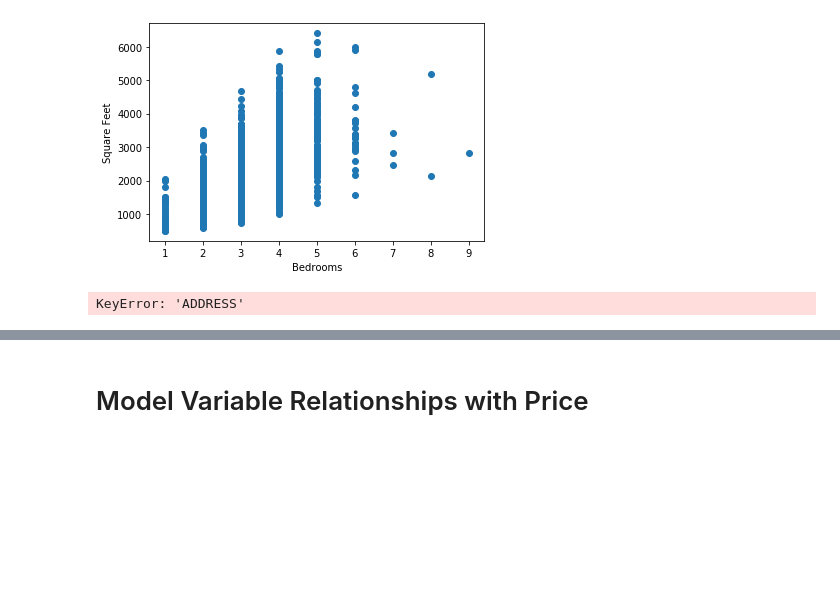
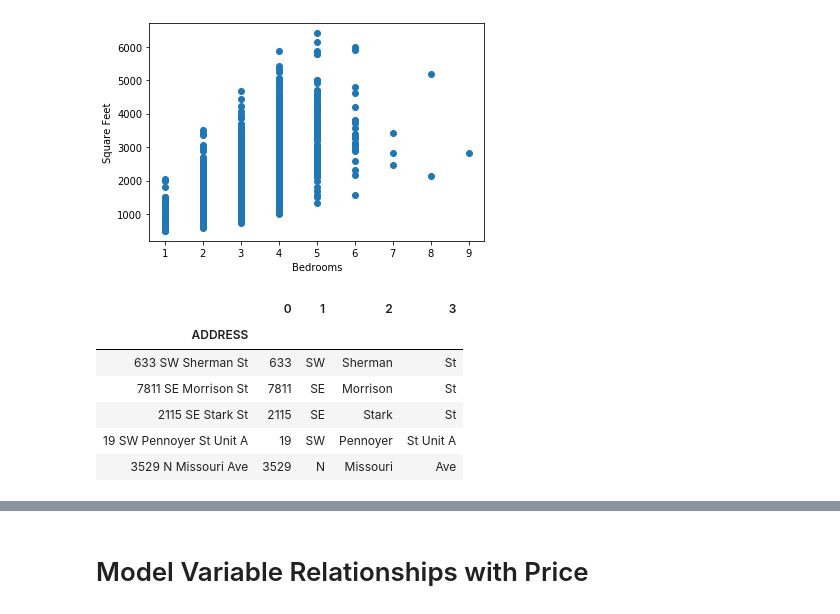
Before and after one commit to bloy86/Portland_Home_Price_Prediction, a Jupyter notebook: Bryan/Porcelain_Throne_Price?.ipynb, the cells around one changed output, grey strips where cells are left out. Drawn from its saved outputs; the diff is of its cells as text; code cells hidden in the pictures; blank space fills up the shorter version.

```diff
--- a/Bryan/Porcelain_Throne_Price?.ipynb
+++ b/Bryan/Porcelain_Throne_Price?.ipynb
@@ -118,6 +119,6 @@ plt.show()
 # %% [output]
 [figure]
 # %%
-filtered_df["SPLIT_ADDRESS"] = filtered_df["ADDRESS"]
-filtered_df.head()
+sold_df["SPLIT_ADDRESS"] = sold_df["ADDRESS"]
+sold_df.head()
 # %% [output]
@@ -267,3 +254,6 @@ A value is trying to be set on a copy of a slice from a DataFrame.
 Try using .loc[row_indexer,col_indexer] = value instead
 
 See the caveats in the documentation: http://pandas.pydata.org/pandas-docs/stable/user_guide/indexing.html#returning-a-view-versus-a-copy
+# %%
+#Creating a yard size variable.
+filtered_df['YARD SIZE'] = (filtered_df['LOT SIZE']-filtered_df['SQUARE FEET'])
@@ -303,9 +298,17 @@ plt.ylabel("Square Feet")
 plt.show()
 # %% [output]
 [figure]
-# %%
-filtered_df["SPLIT_ADDRESS"] = filtered_df["ADDRESS"]
-filtered_df.head()
-# %% [output]
-KeyError: 'ADDRESS'
+# %%
+#Splitting address to create a "side street" variable.
+address_df = filtered_df["SPLIT_ADDRESS"].str.split(" ", n = 3, expand = True)
+
+address_df.head()
+# %% [output]
+|  | 0 | 1 | 2 | 3 |
+| ADDRESS |  |  |  |  |
+| 633 SW Sherman St | 633 | SW | Sherman | St |
+| 7811 SE Morrison St | 7811 | SE | Morrison | St |
+| 2115 SE Stark St | 2115 | SE | Stark | St |
+| 19 SW Pennoyer St Unit A | 19 | SW | Pennoyer | St Unit A |
+| 3529 N Missouri Ave | 3529 | N | Missouri | Ave |
 # %%
```
Also changed, not shown: parts of 23 cells of this notebook.
